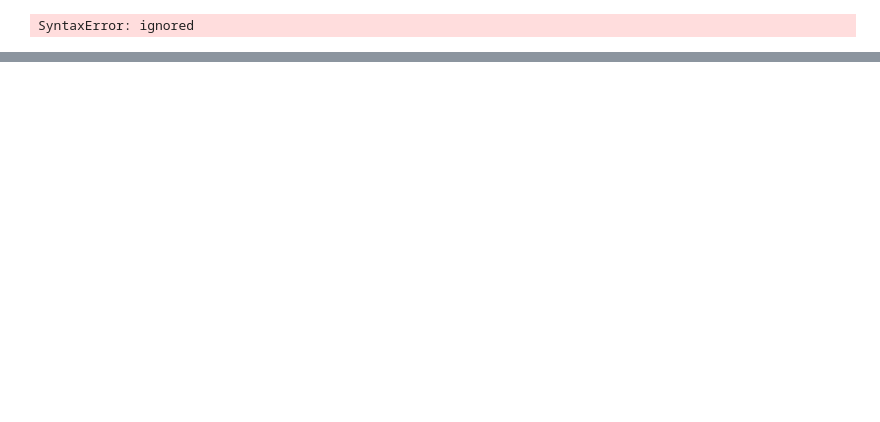
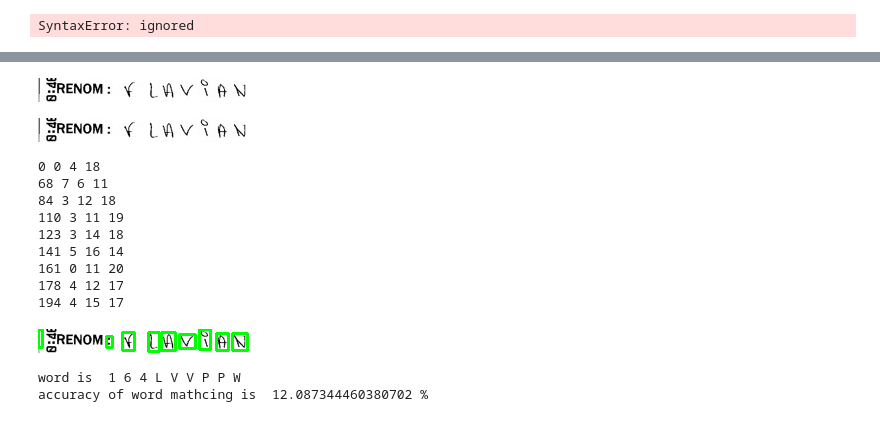
Before and after one commit to Ashwin1234/ML_OCR_project1, a Jupyter notebook: HandWritten_OCR.ipynb, the cells around one changed output, grey strips where cells are left out. Saved outputs shown, nothing was run; the diff lists cells and outputs as text; code cells hidden in the pictures; blank space fills up the shorter version.

```diff
--- a/HandWritten_OCR.ipynb
+++ b/HandWritten_OCR.ipynb
@@ -390,0 +402,21 @@ accuracy of word mathcing is  37.30019232961255 %
+# %%
+letters,image=get_letters(os.path.join(test_image_dir,df.iloc[8]['images']))
+word=get_word(letters)
+print("word is ",word)
+print("accuracy of word mathcing is " ,cosdis(word2vec(word),word2vec(df.iloc[8]['labels']))*100, "%")
+#print(letters)
+# %% [output]
+[figure, added]
+[figure, added]
+0 0 4 18
+68 7 6 11
+84 3 12 18
+110 3 11 19
+123 3 14 18
+141 5 16 14
+161 0 11 20
+178 4 12 17
+194 4 15 17
+[figure, added]
+word is  1 6 4 L V V P P W
+accuracy of word mathcing is  12.087344460380702 %
```
Also changed, not shown: parts of 22 cells of this notebook.
